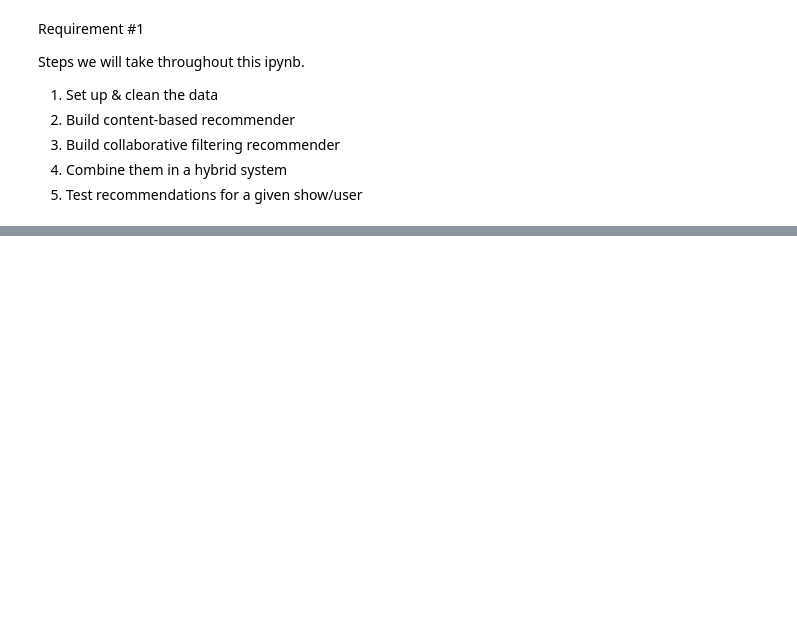
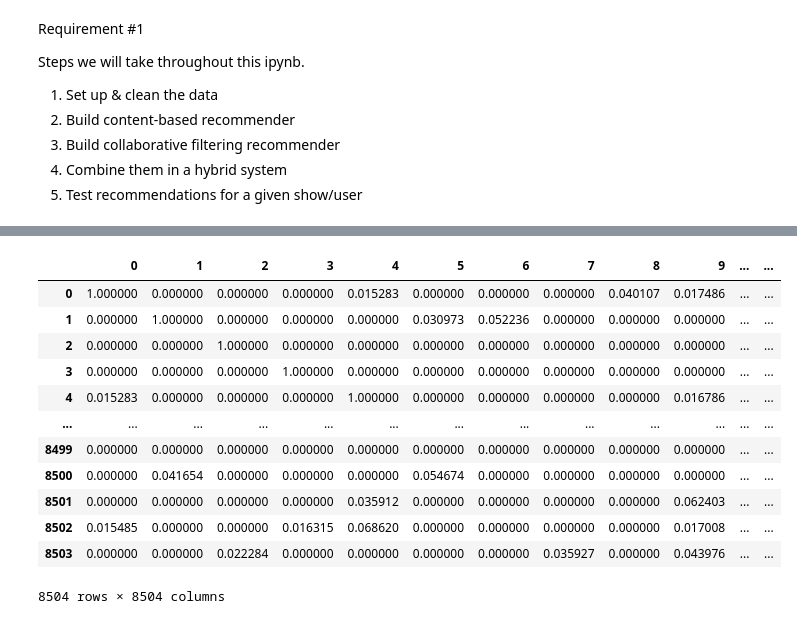
Before and after one commit to madierickson/IntexData, a Jupyter notebook: Recommender_ShowDetailsPage.ipynb, the cells around one changed output, grey strips where cells are left out. Saved outputs shown, nothing was run; the diff lists cells and outputs as text; code cells hidden in the pictures; blank space fills up the shorter version.

```diff
--- a/Recommender_ShowDetailsPage.ipynb
+++ b/Recommender_ShowDetailsPage.ipynb
@@ -46,0 +61,18 @@ movies_df['content'] = (
+# %%
+# Replace missing text fields with 'unknown'
+df['director'].fillna('unknown', inplace=True)
+df['cast'].fillna('unknown', inplace=True)
+df['country'].fillna('unknown', inplace=True)
+
+# Fill duration with mode (most common value)
+df['duration'].fillna(df['duration'].mode()[0], inplace=True)
+
+# Drop rows missing 'rating'
+df.dropna(subset=['rating'], inplace=True)
+
+# Reset the index after dropping
+df.reset_index(drop=True, inplace=True)
+
+# Check again
+print(df.isna().sum(), '\n')
+print(df.shape)
@@ -46,0 +116,11 @@ movies_df['content'] = (
+# %%
+from sklearn.feature_extraction.text import TfidfVectorizer
+
+# Create TF-IDF vectorizer and remove stopwords
+tfidf = TfidfVectorizer(stop_words='english')
+
+# Fit and transform the 'description' field
+tfidf_matrix = tfidf.fit_transform(df['description'])
+
+# Shape of the matrix (shows x unique words)
+print(tfidf_matrix.shape)
@@ -46,0 +143,22 @@ movies_df['content'] = (
+# %%
+from sklearn.metrics.pairwise import linear_kernel
+
+# Compute pairwise cosine similarity between all shows
+cosine_sim = linear_kernel(tfidf_matrix, tfidf_matrix)
+
+# Optional: view as a DataFrame
+pd.DataFrame(cosine_sim)
+# %% [output]
+|  | 0 | 1 | 2 | 3 | 4 | 5 | 6 | 7 | 8 | 9 | ... | ... |
+| 0 | 1.000000 | 0.000000 | 0.000000 | 0.000000 | 0.015283 | 0.000000 | 0.000000 | 0.000000 | 0.040107 | 0.017486 | ... | ... |
+| 1 | 0.000000 | 1.000000 | 0.000000 | 0.000000 | 0.000000 | 0.030973 | 0.052236 | 0.000000 | 0.000000 | 0.000000 | ... | ... |
+| 2 | 0.000000 | 0.000000 | 1.000000 | 0.000000 | 0.000000 | 0.000000 | 0.000000 | 0.000000 | 0.000000 | 0.000000 | ... | ... |
+| 3 | 0.000000 | 0.000000 | 0.000000 | 1.000000 | 0.000000 | 0.000000 | 0.000000 | 0.000000 | 0.000000 | 0.000000 | ... | ... |
+| 4 | 0.015283 | 0.000000 | 0.000000 | 0.000000 | 1.000000 | 0.000000 | 0.000000 | 0.000000 | 0.000000 | 0.016786 | ... | ... |
+| ... | ... | ... | ... | ... | ... | ... | ... | ... | ... | ... | ... | ... |
+| 8499 | 0.000000 | 0.000000 | 0.000000 | 0.000000 | 0.000000 | 0.000000 | 0.000000 | 0.000000 | 0.000000 | 0.000000 | ... | ... |
+| 8500 | 0.000000 | 0.041654 | 0.000000 | 0.000000 | 0.000000 | 0.054674 | 0.000000 | 0.000000 | 0.000000 | 0.000000 | ... | ... |
+| 8501 | 0.000000 | 0.000000 | 0.000000 | 0.000000 | 0.035912 | 0.000000 | 0.000000 | 0.000000 | 0.000000 | 0.062403 | ... | ... |
+| 8502 | 0.015485 | 0.000000 | 0.000000 | 0.016315 | 0.068620 | 0.000000 | 0.000000 | 0.000000 | 0.000000 | 0.017008 | ... | ... |
+| 8503 | 0.000000 | 0.000000 | 0.022284 | 0.000000 | 0.000000 | 0.000000 | 0.000000 | 0.035927 | 0.000000 | 0.043976 | ... | ... |
+8504 rows × 8504 columns
```
Also changed, not shown: parts of 14 cells of this notebook.
